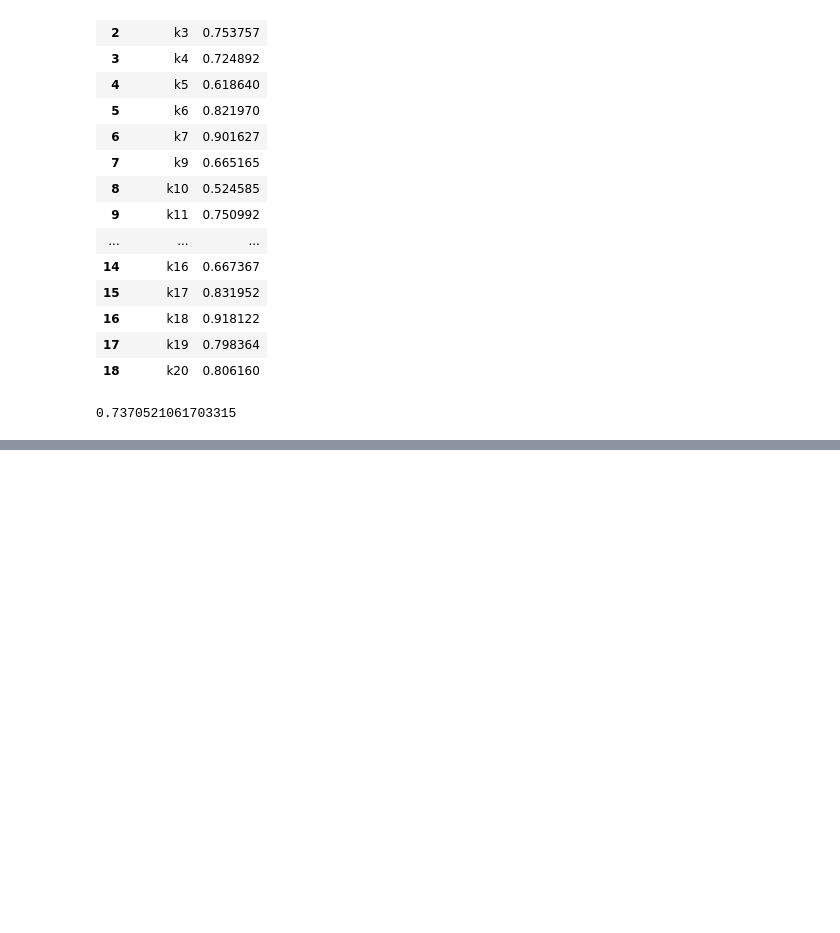
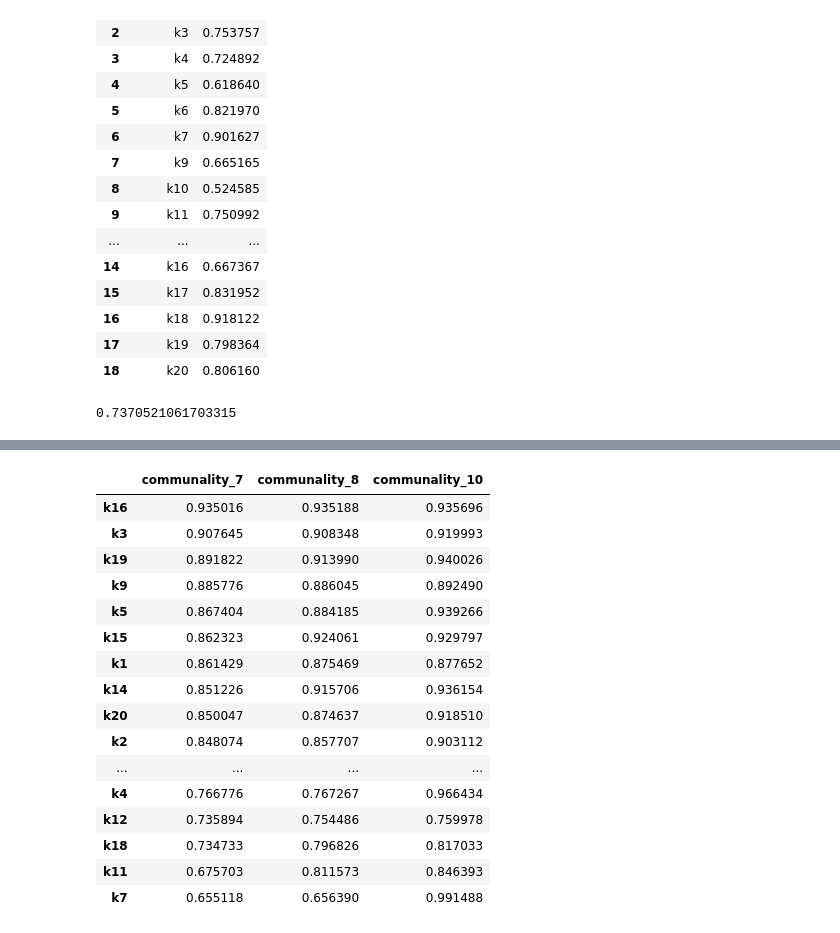
Before and after one commit to aquapuziq/BSU_DA-DS_labs, a Jupyter notebook: factor_analysis/factor_analysis.ipynb, the cells around one changed output, grey strips where cells are left out. Drawn from its saved outputs; the diff is of its cells as text; code cells hidden in the pictures; blank space fills up the shorter version.

```diff
--- a/factor_analysis/factor_analysis.ipynb
+++ b/factor_analysis/factor_analysis.ipynb
@@ -72,0 +120,30 @@ print(kmo_total)
+# %%
+communality_data_7 = pd.DataFrame(pca_res.iloc[:, :7].pow(2).sum(axis = 1), columns = ["communality_7"], index = data_mod.columns)
+communality_data_7 = communality_data_7.sort_values(by = "communality_7", ascending = False)
+
+communality_data_10 = pd.DataFrame(pca_res.iloc[:, :10].pow(2).sum(axis = 1), columns = ["communality_10"], index = data_mod.columns)
+communality_data_10 = communality_data_10.sort_values(by = "communality_10", ascending = False)
+
+communality_data_8 = pd.DataFrame(pca_res.iloc[:, :8].pow(2).sum(axis = 1), columns = ["communality_8"], index = data_mod.columns)
+communality_data_8 = communality_data_8.sort_values(by = "communality_8", ascending = False)
+
+communality_data = pd.concat([communality_data_7, communality_data_8, communality_data_10], axis = 1)
+display(communality_data)
+# %% [output]
+|  | communality_7 | communality_8 | communality_10 |
+| k16 | 0.935016 | 0.935188 | 0.935696 |
+| k3 | 0.907645 | 0.908348 | 0.919993 |
+| k19 | 0.891822 | 0.913990 | 0.940026 |
+| k9 | 0.885776 | 0.886045 | 0.892490 |
+| k5 | 0.867404 | 0.884185 | 0.939266 |
+| k15 | 0.862323 | 0.924061 | 0.929797 |
+| k1 | 0.861429 | 0.875469 | 0.877652 |
+| k14 | 0.851226 | 0.915706 | 0.936154 |
+| k20 | 0.850047 | 0.874637 | 0.918510 |
+| k2 | 0.848074 | 0.857707 | 0.903112 |
+| ... | ... | ... | ... |
+| k4 | 0.766776 | 0.767267 | 0.966434 |
+| k12 | 0.735894 | 0.754486 | 0.759978 |
+| k18 | 0.734733 | 0.796826 | 0.817033 |
+| k11 | 0.675703 | 0.811573 | 0.846393 |
+| k7 | 0.655118 | 0.656390 | 0.991488 |
```
Also changed, not shown: parts of 5 cells of this notebook.
